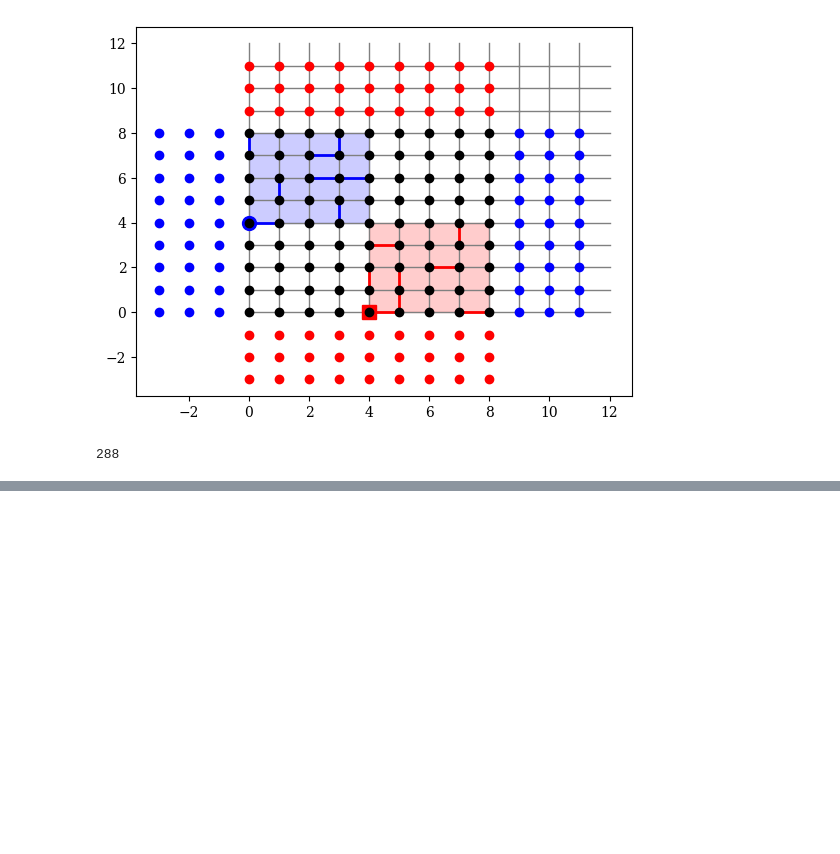
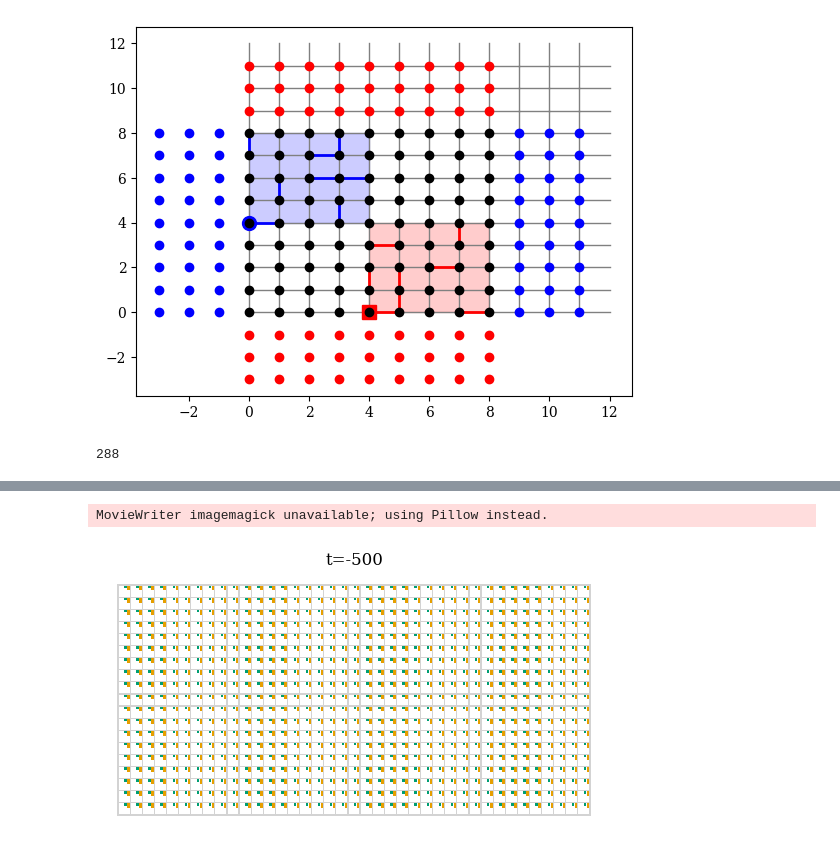
Before and after one commit to jasonchadwick/shuttle-ldpc, a Jupyter notebook: notebooks/11_tile.ipynb, the cells around one changed output, grey strips where cells are left out. Drawn from its saved outputs; the diff is of its cells as text; code cells hidden in the pictures; blank space fills up the shorter version.

```diff
--- a/notebooks/11_tile.ipynb
+++ b/notebooks/11_tile.ipynb
@@ -39,27 +39,30 @@ len(code_tile._qubit_edges)
 # %% [output]
 288
 # %%
-code_tile = TileCode.known_code(512, 18, 19)
+code_tile = TileCode.known_code(288, 18, 13)
 
-buffer = 3
+buffer_x = 8
+buffer_y = 4
 xmax,ymax = 0,0
 data_coords = dict()
 for i in code_tile.data_indices:
     x,y = code_tile.qubit_coords[i]
-    data_coords[i] = (x+buffer, y+buffer)
+    data_coords[i] = (x+buffer_x, y+buffer_y)
     xmax = max(xmax, x)
     ymax = max(ymax, y)
 
-dev = device.UnitCellDevice(xmax+2*buffer, ymax+2*buffer, device.default_hwp, debug=False)
+dev = device.UnitCellDevice(xmax+2*buffer_x, ymax+2*buffer_y, device.default_hwp, debug=False)
 
 sched_tile = dev.compile_QEC_schedule(
     code_tile,
     data_coords,
     [],
-    rounds=13,
-    use_highways=True,
-    refocus_shuttle_noise=False,
+    rounds=1,
+    use_highways=False,
+    refocus_shuttle_noise=True,
+    scheduling_method=device.SchedulingMethod('GREEDY'),
     separate_X_Z=True,
+    force_overwrite_cache=True,
 )
 
 circ = sched_tile.to_stim_circuit(code_tile, 'X', device.error_params(1e-3, 1e-3, 1e-3), XYZ_decode=False)
@@ -87,0 +115,2 @@ stim.DetectorErrorModel('''
+# %%
+frames = sched_tile.get_frames(500)
@@ -87,0 +135,5 @@ stim.DetectorErrorModel('''
+# %%
+anim = plotter.animate_device(dev, code_tile, frames, 'anim_tile_greedy.gif', fps=2)
+# %% [output]
+MovieWriter imagemagick unavailable; using Pillow instead.
+[figure, added]
```
Also changed, not shown: parts of 4 cells of this notebook, 59 other files.
